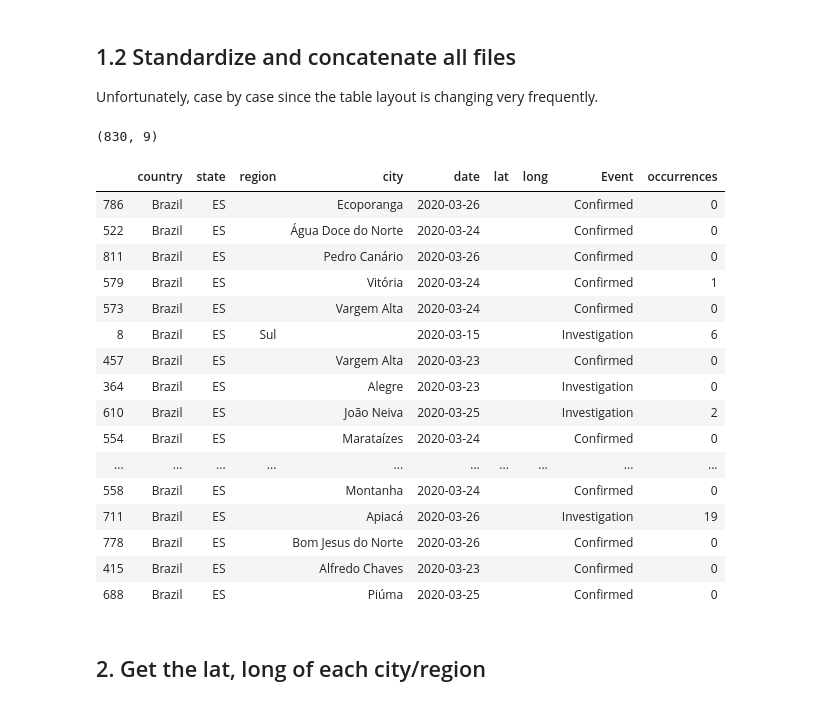
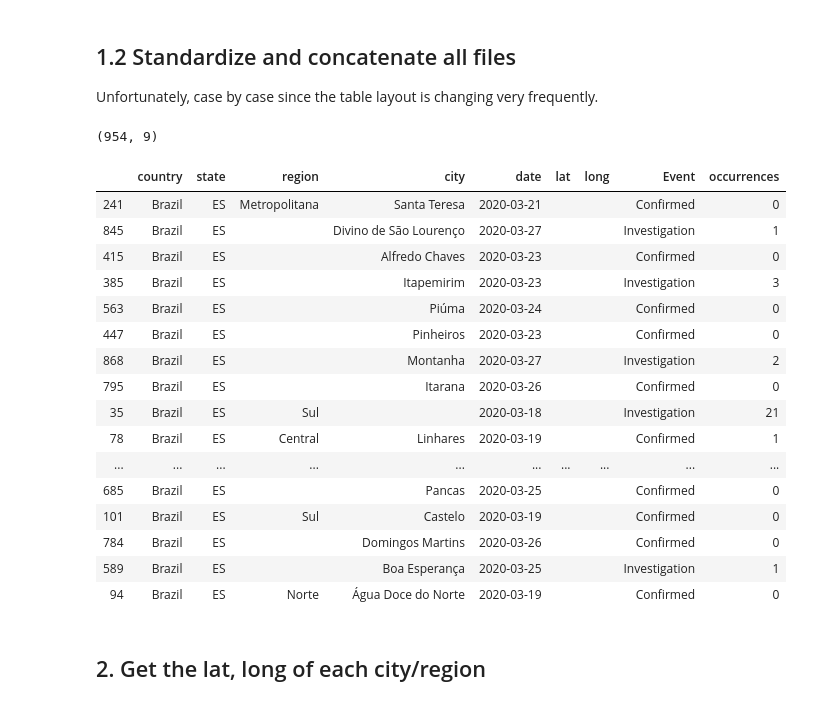
Before and after one commit to FabricioMatos/map-covid-19-es, a Jupyter notebook: 01-covid-19-map.ipynb, the cells around one changed output. Saved outputs shown, nothing was run; the diff lists cells and outputs as text; code cells hidden in the pictures.

```diff
--- a/01-covid-19-map.ipynb
+++ b/01-covid-19-map.ipynb
@@ -226,6 +227,7 @@ def clear_occurrences(value):
     value = str(value).strip().replace('-', '')
     value = value.replace('.', '').replace('39 + 1*', '40')
     value = value.replace('47\xa0+ 1*', '48')
+    value = value.replace('53\xa0+ 1*', '54')
 
     if value == '':
         value = '0'
@@ -243,51 +245,51 @@ def standardize_dataset(dfs):
         elif day in ['20200322']:
             df_day = process_region_city_and_zone(dfs[day], day)
             dfs_std = dfs_std + [df_day]
         elif day in ['20200323', '20200324', '20200325']:
             df_day = process_city_only(dfs[day], day)
             dfs_std = dfs_std + [df_day]
-        elif day in ['20200326']:
+        elif day in ['20200326', '20200327']:
             df_day = process_city_only_20200326(dfs[day], day)
             dfs_std = dfs_std + [df_day]
 
     df = pd.concat(dfs_std)
 
     df['city'] = df['city'].apply(lambda c: clear(c))
     df['region'] = df['region'].apply(lambda c: clear(c))
     df['occurrences'] = df['occurrences'].apply(lambda c: clear_occurrences(c))
 
 
     df = df[~df.city.str.startswith('TOTAL')]
     df = df[~df.city.str.startswith('Total')]
     df = df[~df.region.str.startswith('TOTAL')]
     df = df[~df.region.str.startswith('Total')]
     df['occurrences'].fillna('0', inplace=True)
     df.fillna('', inplace=True)
     return df.copy().reset_index(drop=True)
 
 df = standardize_dataset(dfs)
 df.to_csv('./data/prepared_dataset.csv', index=False)
 print(df.shape)
 df.sample(20, random_state=1)
 # %% [output]
-(830, 9)
+(954, 9)
 |  | country | state | region | city | date | lat | long | Event | occurrences |
-| 786 | Brazil | ES |  | Ecoporanga | 2020-03-26 |  |  | Confirmed | 0 |
-| 522 | Brazil | ES |  | Água Doce do Norte | 2020-03-24 |  |  | Confirmed | 0 |
-| 811 | Brazil | ES |  | Pedro Canário | 2020-03-26 |  |  | Confirmed | 0 |
-| 579 | Brazil | ES |  | Vitória | 2020-03-24 |  |  | Confirmed | 1 |
-| 573 | Brazil | ES |  | Vargem Alta | 2020-03-24 |  |  | Confirmed | 0 |
-| 8 | Brazil | ES | Sul |  | 2020-03-15 |  |  | Investigation | 6 |
-| 457 | Brazil | ES |  | Vargem Alta | 2020-03-23 |  |  | Confirmed | 0 |
-| 364 | Brazil | ES |  | Alegre | 2020-03-23 |  |  | Investigation | 0 |
-| 610 | Brazil | ES |  | João Neiva | 2020-03-25 |  |  | Investigation | 2 |
-| 554 | Brazil | ES |  | Marataízes | 2020-03-24 |  |  | Confirmed | 0 |
+| 241 | Brazil | ES | Metropolitana | Santa Teresa | 2020-03-21 |  |  | Confirmed | 0 |
+| 845 | Brazil | ES |  | Divino de São Lourenço | 2020-03-27 |  |  | Investigation | 1 |
+| 415 | Brazil | ES |  | Alfredo Chaves | 2020-03-23 |  |  | Confirmed | 0 |
+| 385 | Brazil | ES |  | Itapemirim | 2020-03-23 |  |  | Investigation | 3 |
+| 563 | Brazil | ES |  | Piúma | 2020-03-24 |  |  | Confirmed | 0 |
+| 447 | Brazil | ES |  | Pinheiros | 2020-03-23 |  |  | Confirmed | 0 |
+| 868 | Brazil | ES |  | Montanha | 2020-03-27 |  |  | Investigation | 2 |
+| 795 | Brazil | ES |  | Itarana | 2020-03-26 |  |  | Confirmed | 0 |
+| 35 | Brazil | ES | Sul |  | 2020-03-18 |  |  | Investigation | 21 |
+| 78 | Brazil | ES | Central | Linhares | 2020-03-19 |  |  | Confirmed | 1 |
 | ... | ... | ... | ... | ... | ... | ... | ... | ... | ... |
-| 558 | Brazil | ES |  | Montanha | 2020-03-24 |  |  | Confirmed | 0 |
-| 711 | Brazil | ES |  | Apiacá | 2020-03-26 |  |  | Investigation | 19 |
-| 778 | Brazil | ES |  | Bom Jesus do Norte | 2020-03-26 |  |  | Confirmed | 0 |
-| 415 | Brazil | ES |  | Alfredo Chaves | 2020-03-23 |  |  | Confirmed | 0 |
-| 688 | Brazil | ES |  | Piúma | 2020-03-25 |  |  | Confirmed | 0 |
+| 685 | Brazil | ES |  | Pancas | 2020-03-25 |  |  | Confirmed | 0 |
+| 101 | Brazil | ES | Sul | Castelo | 2020-03-19 |  |  | Confirmed | 0 |
+| 784 | Brazil | ES |  | Domingos Martins | 2020-03-26 |  |  | Confirmed | 0 |
+| 589 | Brazil | ES |  | Boa Esperança | 2020-03-25 |  |  | Investigation | 1 |
+| 94 | Brazil | ES | Norte | Água Doce do Norte | 2020-03-19 |  |  | Confirmed | 0 |
 # %% [markdown]
 ## 2. Get the lat, long of each city/region
 # %%
```
Also changed, not shown: parts of 14 cells of this notebook, 6 other files.
